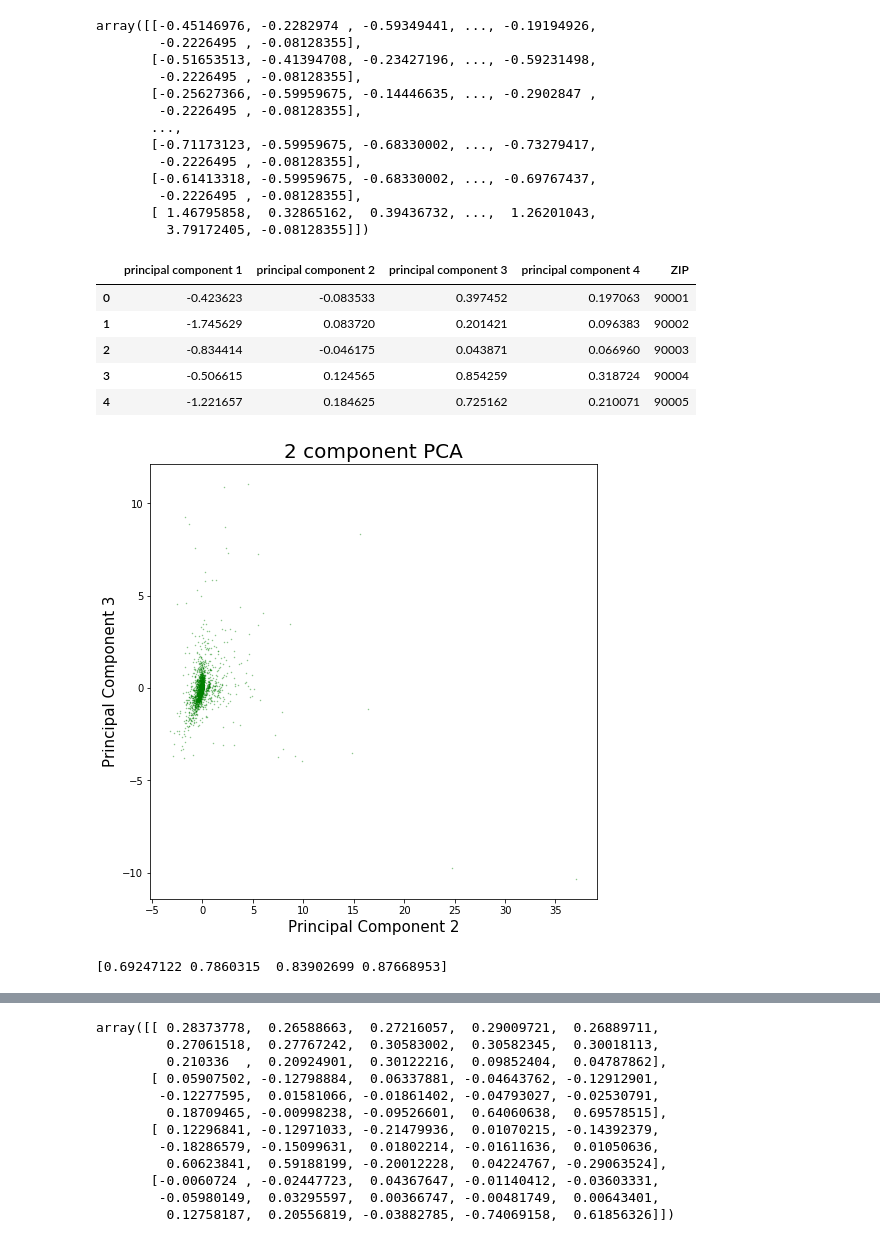
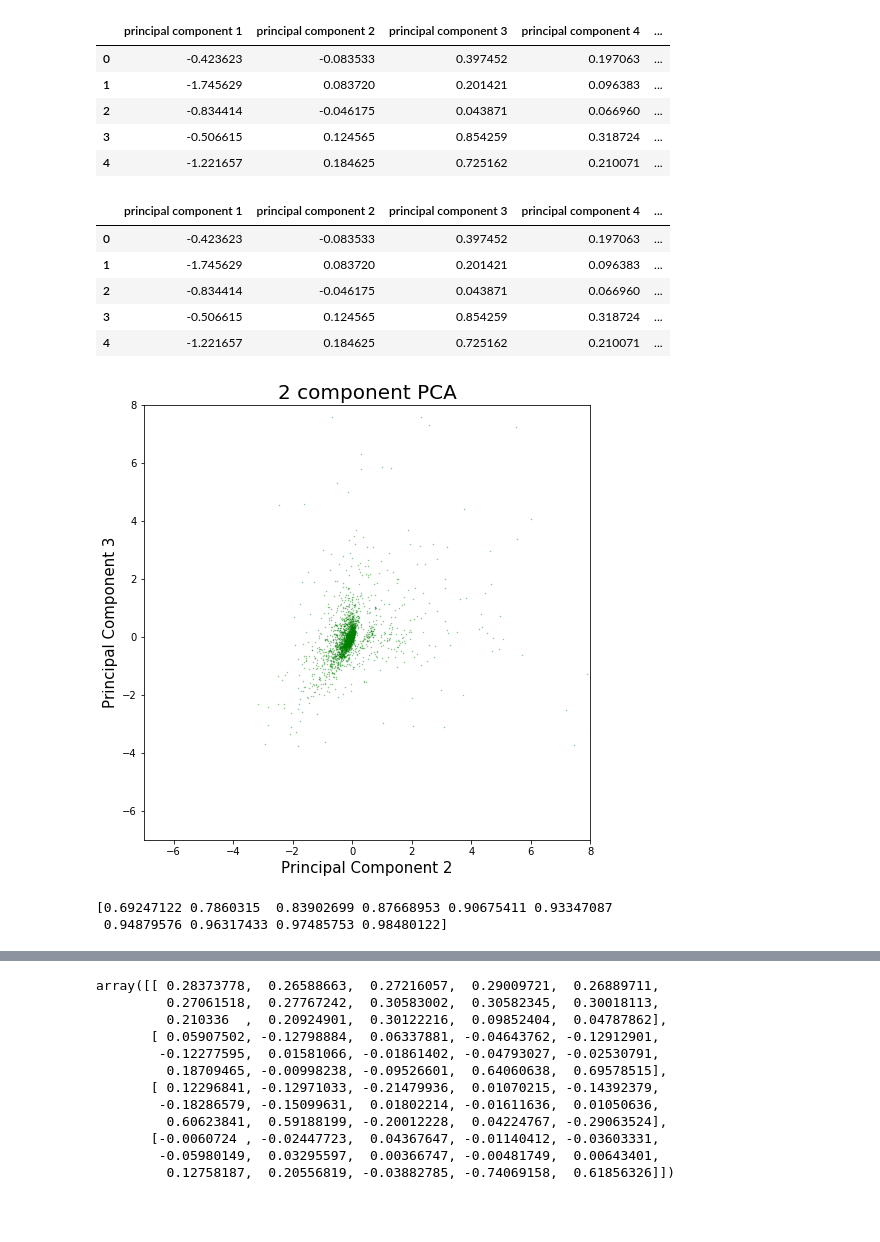
Before and after one commit to abaum1/mobilitymotifs, a Jupyter notebook: Dimensionality Reduction with PCA.ipynb, the cells around one changed output, grey strips where cells are left out. Drawn from its saved outputs; the diff is of its cells as text; code cells hidden in the pictures; blank space fills up the shorter version.

```diff
--- a/Dimensionality Reduction with PCA.ipynb
+++ b/Dimensionality Reduction with PCA.ipynb
@@ -37,6 +51,6 @@ standard_data = StandardScaler().fit_transform(x)
 # %%
-pca_model = PCA(n_components=4)
+n_components = 10
+pca_model = PCA(n_components)
 principalComponents = pca_model.fit_transform(standard_data)
 principalDf = pd.DataFrame(data = principalComponents
-             , columns = ['principal component 1', 'principal component 2', 'principal component 3',
-                         'principal component 4'])
+             , columns = ["principal component {0}".format(i+1) for i in range(n_components)])
@@ -43,51 +75,34 @@ principalDf = pd.DataFrame(data = principalComponents
 # %%
 principalDf.head()
-standard_data
 # %% [output]
-array([[-0.45146976, -0.2282974 , -0.59349441, ..., -0.19194926,
-        -0.2226495 , -0.08128355],
-       [-0.51653513, -0.41394708, -0.23427196, ..., -0.59231498,
-        -0.2226495 , -0.08128355],
-       [-0.25627366, -0.59959675, -0.14446635, ..., -0.2902847 ,
-        -0.2226495 , -0.08128355],
-       ...,
-       [-0.71173123, -0.59959675, -0.68330002, ..., -0.73279417,
-        -0.2226495 , -0.08128355],
-       [-0.61413318, -0.59959675, -0.68330002, ..., -0.69767437,
-        -0.2226495 , -0.08128355],
-       [ 1.46795858,  0.32865162,  0.39436732, ...,  1.26201043,
-         3.79172405, -0.08128355]])
+|  | principal component 1 | principal component 2 | principal component 3 | principal component 4 | ... |
+| 0 | -0.423623 | -0.083533 | 0.397452 | 0.197063 | ... |
+| 1 | -1.745629 | 0.083720 | 0.201421 | 0.096383 | ... |
+| 2 | -0.834414 | -0.046175 | 0.043871 | 0.066960 | ... |
+| 3 | -0.506615 | 0.124565 | 0.854259 | 0.318724 | ... |
+| 4 | -1.221657 | 0.184625 | 0.725162 | 0.210071 | ... |
 # %%
 finalDf = pd.concat([principalDf, zcode_data[['ZIP']]], axis = 1)
 finalDf.head()
 # %% [output]
-|  | principal component 1 | principal component 2 | principal component 3 | principal component 4 | ZIP |
-| 0 | -0.423623 | -0.083533 | 0.397452 | 0.197063 | 90001 |
-| 1 | -1.745629 | 0.083720 | 0.201421 | 0.096383 | 90002 |
-| 2 | -0.834414 | -0.046175 | 0.043871 | 0.066960 | 90003 |
-| 3 | -0.506615 | 0.124565 | 0.854259 | 0.318724 | 90004 |
-| 4 | -1.221657 | 0.184625 | 0.725162 | 0.210071 | 90005 |
+|  | principal component 1 | principal component 2 | principal component 3 | principal component 4 | ... |
+| 0 | -0.423623 | -0.083533 | 0.397452 | 0.197063 | ... |
+| 1 | -1.745629 | 0.083720 | 0.201421 | 0.096383 | ... |
+| 2 | -0.834414 | -0.046175 | 0.043871 | 0.066960 | ... |
+| 3 | -0.506615 | 0.124565 | 0.854259 | 0.318724 | ... |
+| 4 | -1.221657 | 0.184625 | 0.725162 | 0.210071 | ... |
 # %%
 plt.figure(figsize = (8,8))
-# ax = fig.add_subplot(1,1,1)
 
-# targets = finalDf["ZIP"][0:2]
-# colors = ['r', 'g', 'b']
-# for target, color in zip(targets,colors):
-#     indicesToKeep = finalDf['ZIP'] == target
-#     ax.scatter(finalDf.loc[indicesToKeep, 'principal component 1']
-#                , finalDf.loc[indicesToKeep, 'principal component 2']
-#                , c = color
-#                , s = 50)
-# ax.legend(targets)
-# ax.grid()
 ax = plt.scatter(finalDf.iloc[:,1], finalDf.iloc[:,2], color='g', alpha=.5, edgecolor='g', s=0.2)
 plt.xlabel('Principal Component 2', fontsize = 15)
 plt.ylabel('Principal Component 3', fontsize = 15)
+plt.xlim(-7,8)
+plt.ylim(-7,8)
 plt.title('2 component PCA', fontsize = 20)
 plt.show()
 # %% [output]
-[figure, old version]
+[figure, new version]
 # %%
 explained = pca_model.explained_variance_ratio_
 explained_sum = np.cumsum(explained)
@@ -96,7 +111,8 @@ explained_sum = np.cumsum(explained)
 print(explained_sum)
 # print(len(eigenvector))
 # %% [output]
-[0.69247122 0.7860315  0.83902699 0.87668953]
+[0.69247122 0.7860315  0.83902699 0.87668953 0.90675411 0.93347087
+ 0.94879576 0.96317433 0.97485753 0.98480122]
 # %%
 plt.figure(figsize=(8,6))
 plt.bar(range(1,len(pca_model.explained_variance_ )+1),pca_model.explained_variance_ )
```
Also changed, not shown: parts of 8 cells of this notebook.
